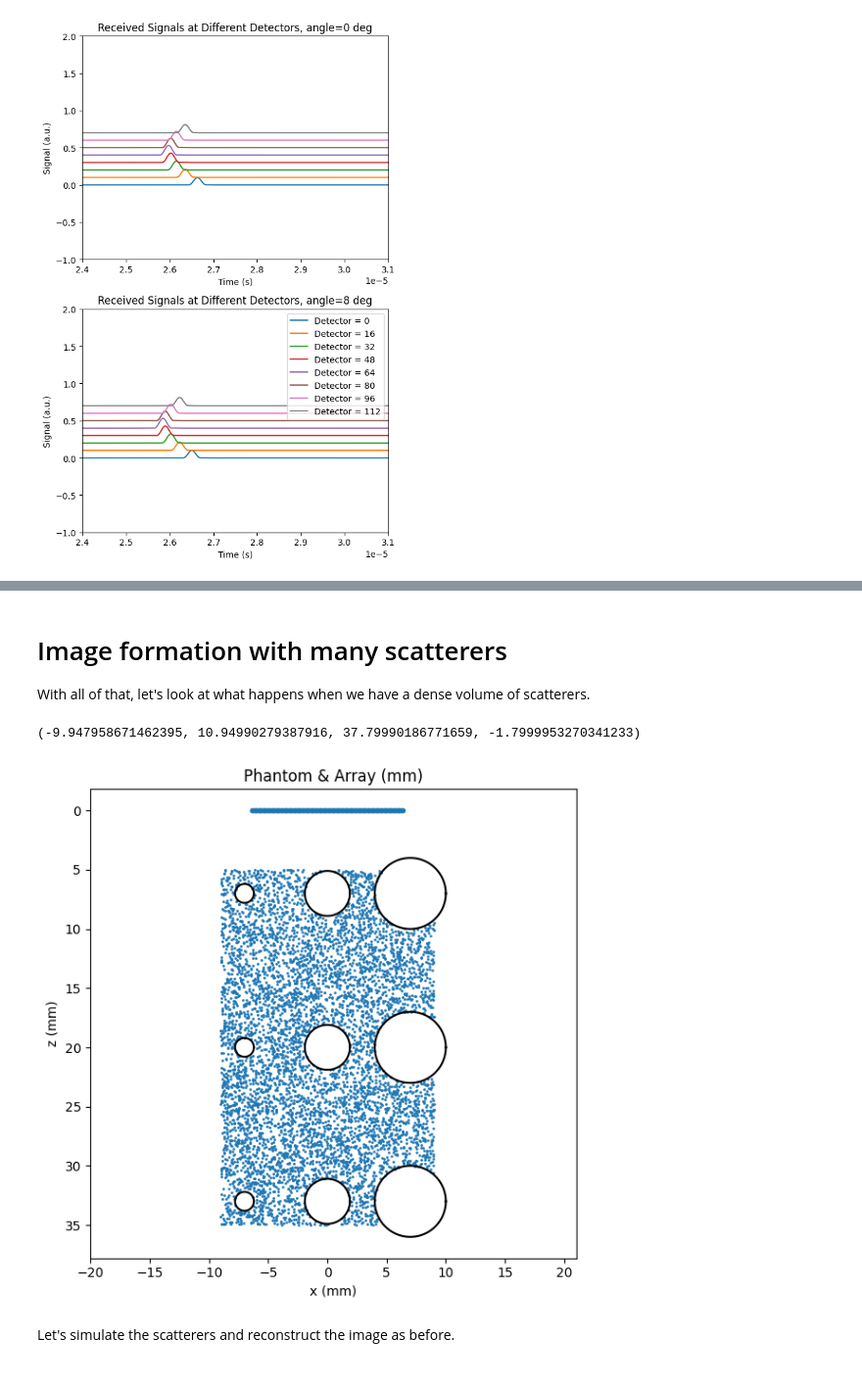
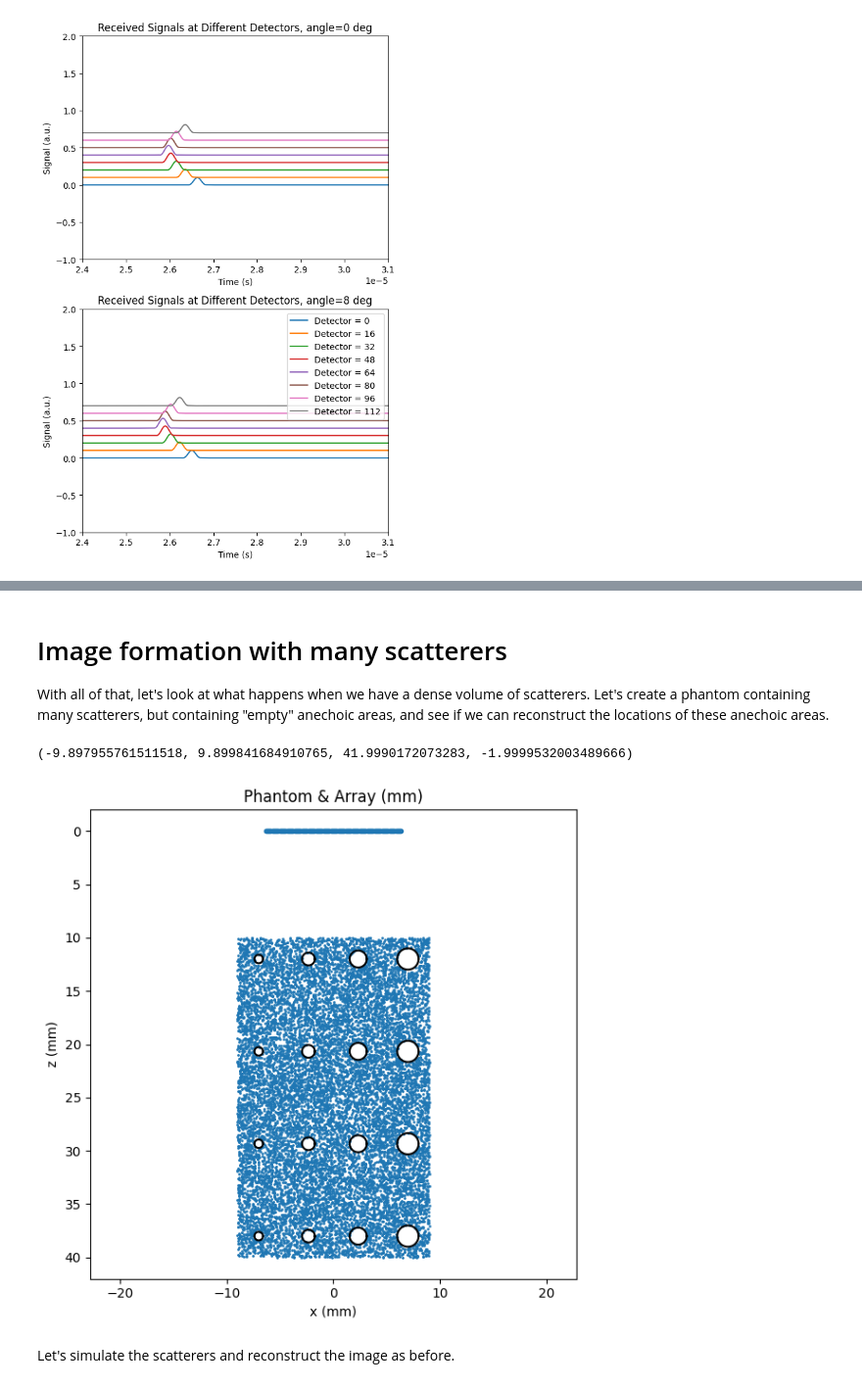
Before and after one commit to patrickmineault/fus, a Jupyter notebook: 02 - Structural Reconstruction.ipynb, the cells around one changed output, grey strips where cells are left out. Shown at 98% size. Saved outputs shown, nothing was run; the diff lists cells and outputs as text; code cells hidden in the pictures.

```diff
--- a/02 - Structural Reconstruction.ipynb
+++ b/02 - Structural Reconstruction.ipynb
@@ -74,15 +85,14 @@ Call that the "cone of confusion". With multiple measurements along the x axis,
 c = 1540  # speed of sound in m/s
 cone_of_confusion = 0
 
-for x in np.linspace(-0.02, 0.02, 64, endpoint=True):
+dx = 0.0001
+elem_pos = np.arange(-64, 64) * dx
+for x in elem_pos:
     x_0, z_0 = 0, 0.02
-    delta_t = (z_0 + np.sqrt(z_0**2 + x_0**2)) / c
+    delta_t = (z_0 + np.sqrt(z_0**2 + (x_0 - x)**2)) / c
 
     L = 0.05
     n_points = 256
-    z_range = np.linspace(0, L, n_points)
-    x_range = np.linspace(-L/2, L/2, n_points)
-
     xi, zi = np.meshgrid(x_range, z_range, indexing='xy')
 
     delta_ts = (zi + np.sqrt(zi**2 + (xi - x)**2)) / c
@@ -187,8 +214,6 @@ plt.show()
 # %% [markdown]
 Putting all of these ideas together, we can generate the signals as we would see them at the transducers:
 # %%
-from scipy.signal import fftconvolve
-
 x_0, z_0 = 0.0, 0.02  # scatterer position
 
 dx = 0.0001 # 100 um elements
@@ -208,12 +233,12 @@ Ne = len(elem_pos)
 times = np.linspace(0, 4 * z_0 / c, 2048)
 dt = (times[1] - times[0])
 N_times = len(times)
-thetas = np.deg2rad(np.array((-8.0, -6.0, -4.0, -2.0, 0.0, 2.0, 4.0, 6.0, 8.0), dtype=np.float64))
-signals = np.zeros((len(thetas), Ne, N_times), dtype=np.complex128)
+betas = np.deg2rad(np.array((-8.0, -6.0, -4.0, -2.0, 0.0, 2.0, 4.0, 6.0, 8.0), dtype=np.float64))
+signals = np.zeros((len(betas), Ne, N_times), dtype=np.complex128)
 
-for i, theta in enumerate(thetas):
+for i, beta in enumerate(betas):
     # Calculate the transmit delay
-    r_tx = z_0 * np.cos(theta) + x_0 * np.sin(theta)
+    r_tx = z_0 * np.cos(beta) + x_0 * np.sin(beta)
     tau_tx = r_tx / c
 
     for n in range(Ne):
@@ -378,17 +421,8 @@ We've pin-pointed the exact location of the scatterer! If you squint, you'll see
 # %% [markdown]
 # Image formation with many scatterers
 
-With all of that, let's look at what happens when we have a dense volume of scatterers.
+With all of that, let's look at what happens when we have a dense volume of scatterers. Let's create a phantom containing many scatterers, but containing "empty" anechoic areas, and see if we can reconstruct the locations of these anechoic areas.
 # %%
-import numpy as np
-from dataclasses import dataclass
-from typing import Tuple
-from scipy.signal import fftconvolve
-import matplotlib.pyplot as plt
-
-# ============================================================
-# A) Params & Phantom
-# ============================================================
 @dataclass
 class SimParams:
     # Medium
@@ -414,15 +448,15 @@ class SimParams:
     use_attenuation: bool = True
 
     x_span: Tuple[float, float] = (-9e-3, 9e-3)
-    z_span: Tuple[float, float] = (5e-3, 35e-3)
+    z_span: Tuple[float, float] = (10e-3, 40e-3)
     # Phantom (background + cyst grid)
-    n_bg: int = 8000
+    n_bg: int = 16000
     refl_bg: float = 1.0
     refl_inclusion: float = 0.0
-    n_rows: int = 3
-    n_cols: int = 3
-    min_radius: float = 0.8e-3
-    max_radius: float = 3.0e-3
+    n_rows: int = 4
+    n_cols: int = 4
+    min_radius: float = 0.4e-3
+    max_radius: float = 1.0e-3
     grid_margin: float = 2.0e-3
 
 def make_array_positions(Ne: int, pitch: float, center_x: float) -> np.ndarray:
@@ -445,35 +479,35 @@ def sample_scatterers(P: SimParams, rng=np.random.default_rng(0)):
     xs = rng.uniform(P.x_span[0], P.x_span[1], P.n_bg)
     zs = rng.uniform(P.z_span[0], P.z_span[1], P.n_bg)
     scat_pos = np.column_stack([xs, zs]).astype(np.float64)  # (S,2)
     amp = np.full(P.n_bg, P.refl_bg, dtype=np.float64)
 
     centers, radii = inclusion_centers_radii(P)
     for (cx, cz), R in zip(centers, radii):
         inside = (scat_pos[:,0]-cx)**2 + (scat_pos[:,1]-cz)**2 <= R**2
         amp[inside] = P.refl_inclusion
     return scat_pos, amp
 
 P = SimParams()
 
 elem_pos = make_array_positions(P.Ne, P.pitch, P.center_x)
 scat_pos, scat_amp = sample_scatterers(P)                   # (S,2), (S,)
 
 # 1) Plot the phantom (scatterers + inclusion outlines + array)
 plt.figure(figsize=(6, 6))
 plt.scatter(scat_pos[scat_amp == 1,0]*1e3, scat_pos[scat_amp == 1,1]*1e3, s=1)
 centers, Radii = inclusion_centers_radii(P)
 for (cx, cz), R in zip(centers, Radii):
     th = np.linspace(0, 2*np.pi, 200)
     plt.plot((cx + R*np.cos(th))*1e3, (cz + R*np.sin(th))*1e3, 'k')
 plt.plot(elem_pos*1e3, np.zeros_like(elem_pos)*1e3, 'o', markersize=3)
 plt.gca().invert_yaxis()
 plt.title("Phantom & Array (mm)")
 plt.xlabel("x (mm)"); plt.ylabel("z (mm)")
 plt.tight_layout()
 plt.axis('equal')
 # %% [output]
-(-9.947958671462395, 10.94990279387916, 37.79990186771659, -1.7999953270341233)
+(-9.897955761511518, 9.899841684910765, 41.9990172073283, -1.9999532003489666)
-[figure, old version]
+[figure, new version]
 # %% [markdown]
 Let's simulate the scatterers and reconstruct the image as before.
 # %%
```
Also changed, not shown: parts of 22 cells of this notebook.
